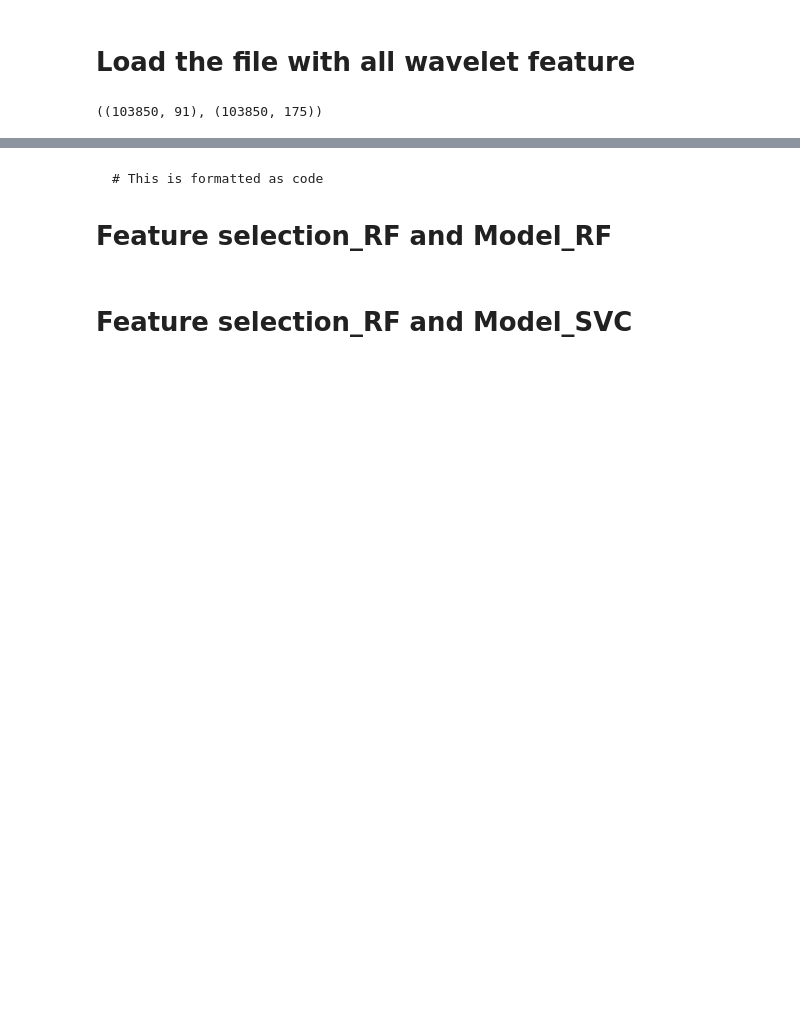
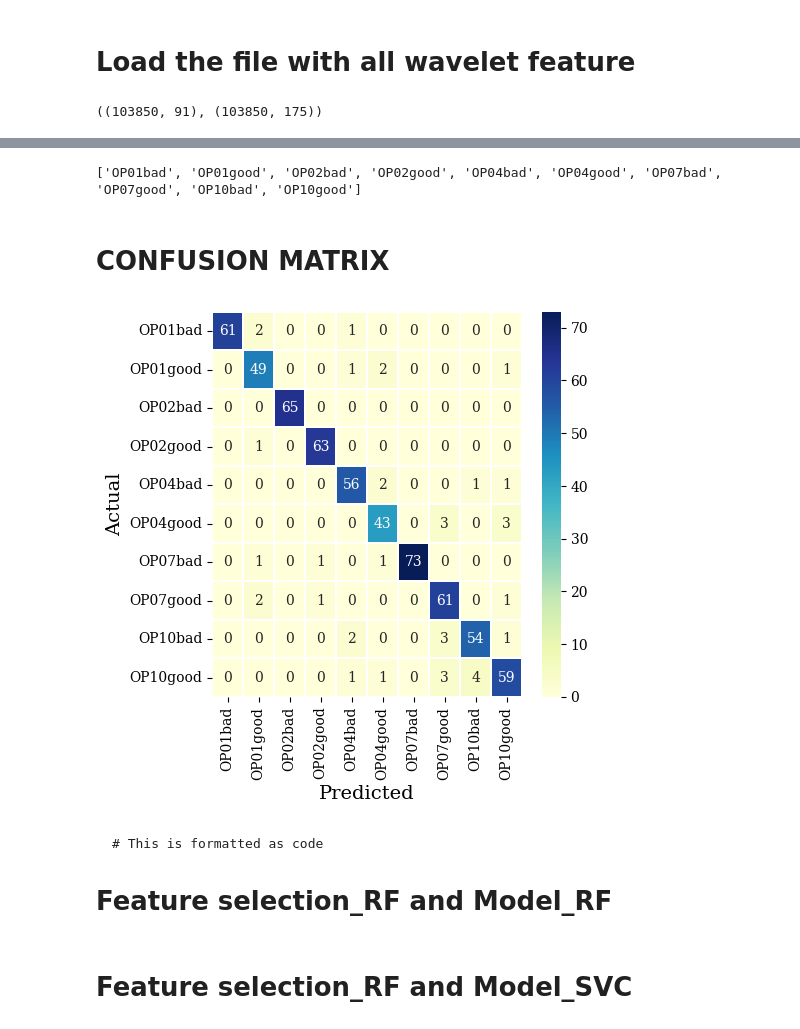
Before and after one commit to AbbasHussain72/Wavelet-featre-extraction-, a Jupyter notebook: current_wavelet_Transform_Technique.ipynb, the cells around one changed output, grey strips where cells are left out. Saved outputs shown, nothing was run; the diff lists cells and outputs as text; code cells hidden in the pictures; blank space fills up the shorter version.

```diff
--- a/current_wavelet_Transform_Technique.ipynb
+++ b/current_wavelet_Transform_Technique.ipynb
@@ -534,0 +546,10 @@ print(f1_test)
+# %%
+from sklearn.metrics import confusion_matrix
+test_confu_matrix = confusion_matrix(y_test,  y_test_pred)
+report = classification_report(y_test,  y_test_pred)
+print(report)
+lines = report.split('\n')   # Split the report into lines
+labels = [line.split()[0] for line in lines[2:12]]   # Extract the labels from each line
+
+# Print the extracted labels
+print(labels)
@@ -535,3 +650,29 @@ print(f1_test)
+# %%
+print(labels)
+# %% [output]
+['OP01bad', 'OP01good', 'OP02bad', 'OP02good', 'OP04bad', 'OP04good', 'OP07bad', 'OP07good', 'OP10bad', 'OP10good']
+# %% [markdown]
+# CONFUSION MATRIX
+# %%
+# Use your new font on all your plots.
+plt.rc('font', family='serif ')
+# confusion matrix
+import seaborn as sns
+plt.figure(2,figsize=(5,5))
+sns.heatmap(test_confu_matrix, xticklabels=labels, yticklabels=labels, annot=True,linewidths = 0.1, fmt='d', cmap = 'YlGnBu')
+# plt.title('Confusion matrix', fontsize = 15)
+plt.ylabel('Actual',fontsize=14)
+plt.xlabel('Predicted',fontsize=14)
+plt.xticks(fontsize=10)
+plt.yticks(fontsize=10)
+plt.show()
+
+True Positives (TP): 49.0
+True Negatives (TN): 565.0
+False Positives (FP): 6.0
+False Negatives (FN): 4.0
+# %% [output]
+[figure, added]
 # %% [markdown]
 
 
```
Also changed, not shown: parts of 20 cells of this notebook.
